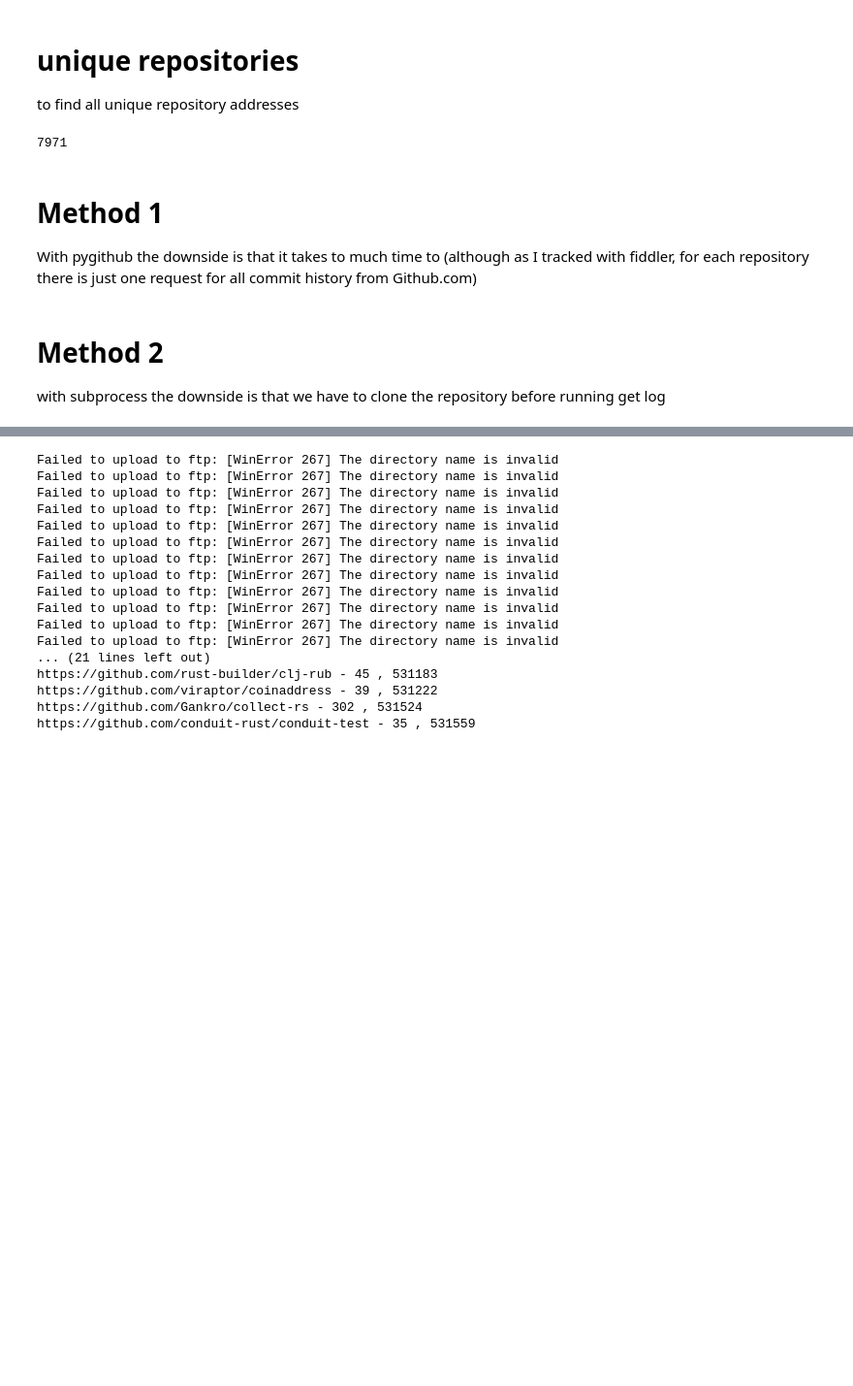
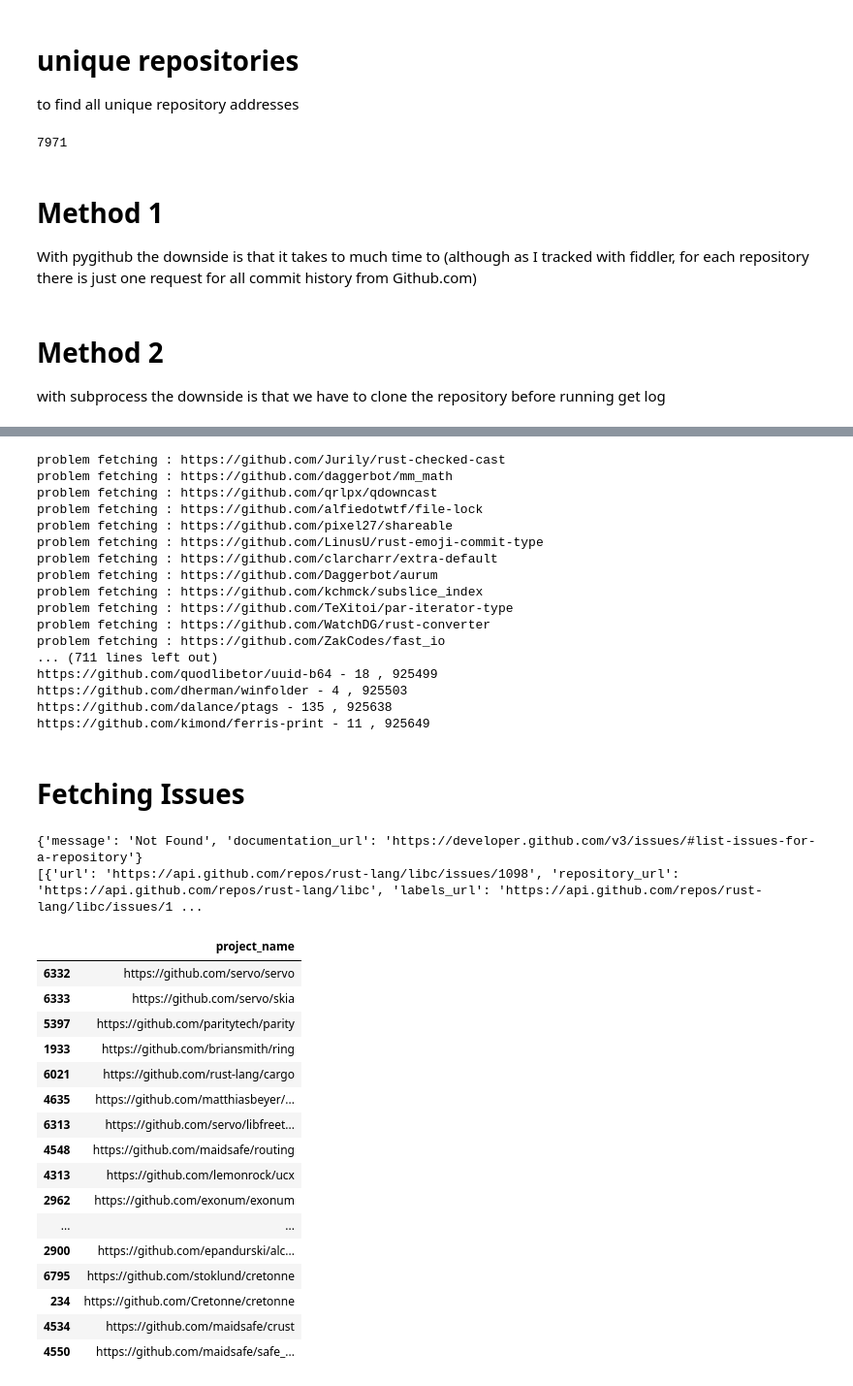
Before and after one commit to MehdiGol/PackagesDependencies-Contributors-Relationship, a Jupyter notebook: notebooks/Exploring Data.ipynb, the cells around one changed output, grey strips where cells are left out. Shown: that part at 97% size. Cells and saved outputs as stored; diff of their text form; code cells hidden in the pictures; blank space fills up the shorter version.

Commit message:
extracting issues and pull requests

```diff
--- a/notebooks/Exploring Data.ipynb
+++ b/notebooks/Exploring Data.ipynb
@@ -177,10 +178,12 @@ all_commits = pandas.DataFrame(columns=["project_name","commit_hash","commit_dat
 
 # a dataframe to store commit data
 processed_repos = pandas.DataFrame(columns=["project_name"])
+not_processed_repos = pandas.DataFrame(columns=["project_name"])
 # %%
 #if there is a file and some repos had been processed before
 
-all_commits = pandas.read_csv('../data/commitlogs.csv')
+all_commits = pandas.read_csv('../data/commitlogs1.csv.gz')
 processed_repos = pandas.read_csv('../data/processedrepos.csv')
+#not_processed_repos = pandas.read_csv('../data/notprocessedrepos.csv')
 all_commits.shape
 # %% [output]
@@ -249,23 +252,26 @@ for repo in final_repo_list:
         print('{} - {} , {}'.format(repo , (len(all_commits) - prevlen), len(all_commits)))
         prevlen = len(all_commits)
     except Exception as e:
-        print('Failed to upload to ftp: '+ str(e))
+        not_processed_repos  = not_processed_repos.append({"project_name": repo},ignore_index=True)
+        print('problem fetching : ' + repo)
         #print("problem processing repo: " + repo)
 # %% [output]
-Failed to upload to ftp: [WinError 267] The directory name is invalid
-Failed to upload to ftp: [WinError 267] The directory name is invalid
-Failed to upload to ftp: [WinError 267] The directory name is invalid
-Failed to upload to ftp: [WinError 267] The directory name is invalid
-Failed to upload to ftp: [WinError 267] The directory name is invalid
-Failed to upload to ftp: [WinError 267] The directory name is invalid
-Failed to upload to ftp: [WinError 267] The directory name is invalid
-Failed to upload to ftp: [WinError 267] The directory name is invalid
-Failed to upload to ftp: [WinError 267] The directory name is invalid
-Failed to upload to ftp: [WinError 267] The directory name is invalid
-Failed to upload to ftp: [WinError 267] The directory name is invalid
-Failed to upload to ftp: [WinError 267] The directory name is invalid
-... (21 lines left out)
-https://github.com/rust-builder/clj-rub - 45 , 531183
-https://github.com/viraptor/coinaddress - 39 , 531222
-https://github.com/Gankro/collect-rs - 302 , 531524
-https://github.com/conduit-rust/conduit-test - 35 , 531559
+problem fetching : https://github.com/Jurily/rust-checked-cast
+problem fetching : https://github.com/daggerbot/mm_math
+problem fetching : https://github.com/qrlpx/qdowncast
+problem fetching : https://github.com/alfiedotwtf/file-lock
+problem fetching : https://github.com/pixel27/shareable
+problem fetching : https://github.com/LinusU/rust-emoji-commit-type
+problem fetching : https://github.com/clarcharr/extra-default
+problem fetching : https://github.com/Daggerbot/aurum
+problem fetching : https://github.com/kchmck/subslice_index
+problem fetching : https://github.com/TeXitoi/par-iterator-type
+problem fetching : https://github.com/WatchDG/rust-converter
+problem fetching : https://github.com/ZakCodes/fast_io
+... (711 lines left out)
+https://github.com/quodlibetor/uuid-b64 - 18 , 925499
+https://github.com/dherman/winfolder - 4 , 925503
+https://github.com/dalance/ptags - 135 , 925638
+https://github.com/kimond/ferris-print - 11 , 925649
+# %% [markdown]
+# Fetching Issues
@@ -271,0 +281,36 @@ https://github.com/conduit-rust/conduit-test - 35 , 531559
+# %%
+i = 0;
+for repo in final_repo_list:
+    #if repo in processed_repos.project_name.unique():
+    #    continue
+    issues_url = 'https://api.github.com/repos/{}/{}/issues?client_id={}&client_secret={}'.format(
+            repo.split('/')[3] ,
+            repo.split('/')[4] ,
+            GIT_API[11].split(':')[0] , GIT_API[11].split(':')[1] )
+    req = requests.get(issues_url)
+    # if request was successful read data
+    data = req.json()
+# %% [output]
+{'message': 'Not Found', 'documentation_url': 'https://developer.github.com/v3/issues/#list-issues-for-a-repository'}
+[{'url': 'https://api.github.com/repos/rust-lang/libc/issues/1098', 'repository_url': 'https://api.github.com/repos/rust-lang/libc', 'labels_url': 'https://api.github.com/repos/rust-lang/libc/issues/1 ...
+# %%
+selected = all_commits.groupby('project_name').size().reset_index(name='counts').sort_values('counts').tail(40)[::-1]
+selected[['project_name']]
+# %% [output]
+|  | project_name |
+| 6332 | https://github.com/servo/servo |
+| 6333 | https://github.com/servo/skia |
+| 5397 | https://github.com/paritytech/parity |
+| 1933 | https://github.com/briansmith/ring |
+| 6021 | https://github.com/rust-lang/cargo |
+| 4635 | https://github.com/matthiasbeyer/... |
+| 6313 | https://github.com/servo/libfreet... |
+| 4548 | https://github.com/maidsafe/routing |
+| 4313 | https://github.com/lemonrock/ucx |
+| 2962 | https://github.com/exonum/exonum |
+| ... | ... |
+| 2900 | https://github.com/epandurski/alc... |
+| 6795 | https://github.com/stoklund/cretonne |
+| 234 | https://github.com/Cretonne/cretonne |
+| 4534 | https://github.com/maidsafe/crust |
+| 4550 | https://github.com/maidsafe/safe_... |
```
Also changed, not shown: parts of 3 cells of this notebook, 6 other files.
